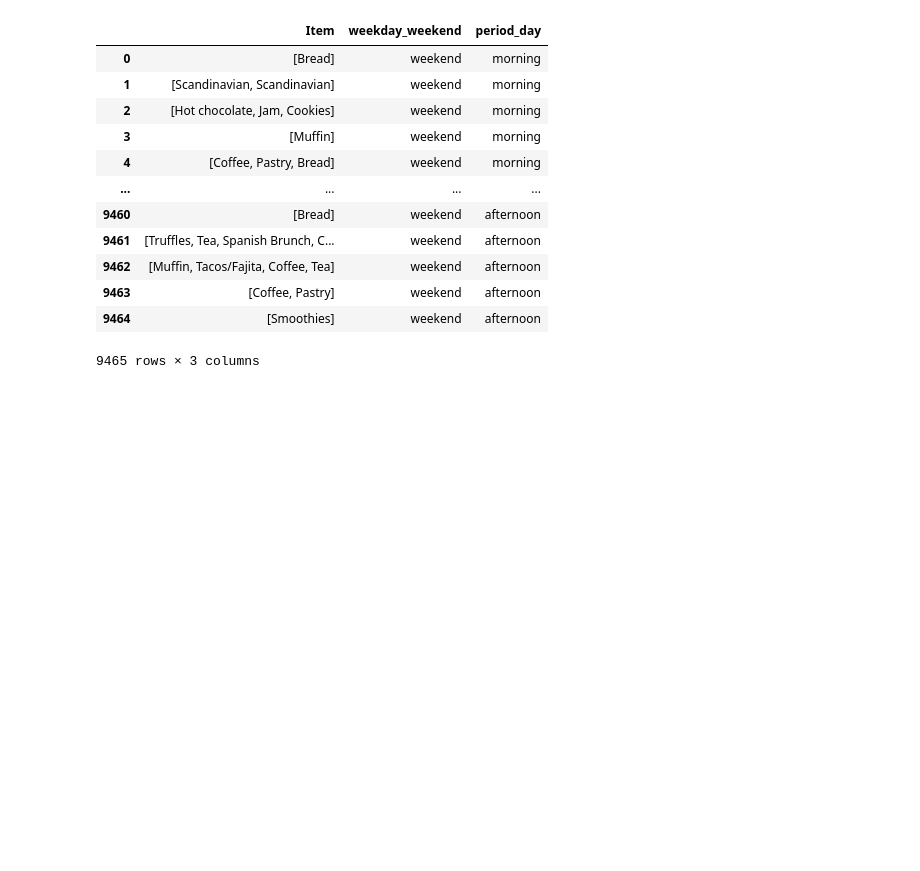
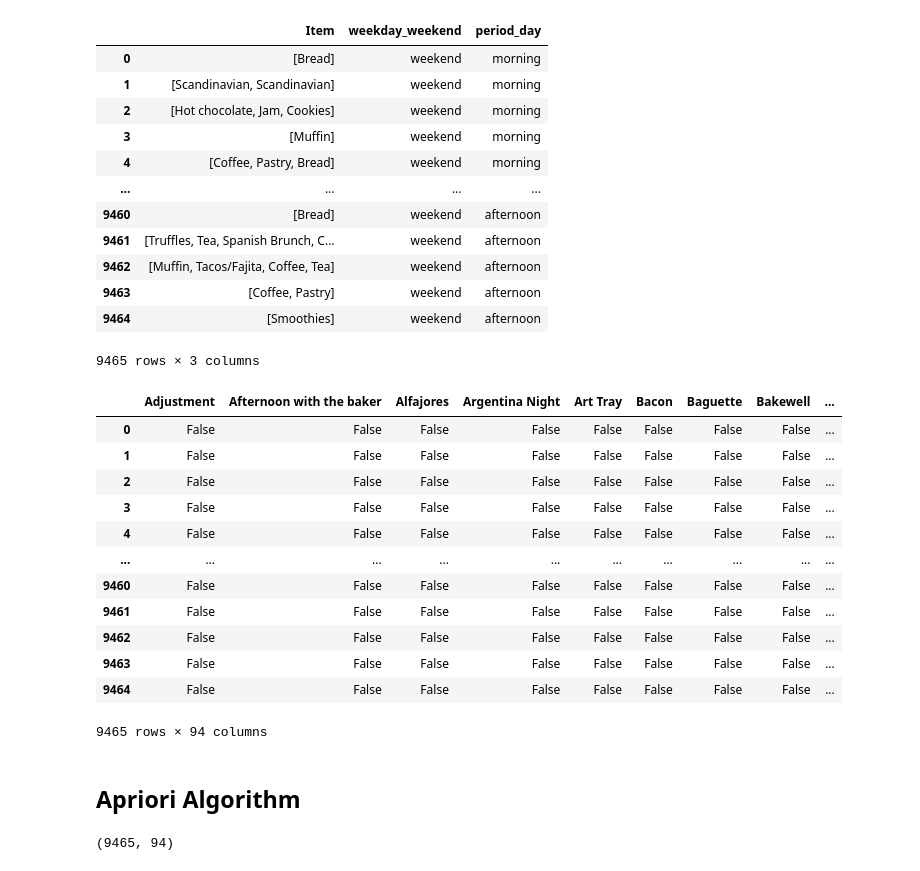
Before and after one commit to SalahKanjo/data-mining-projects, a Jupyter notebook: un-education-data-analysis/06_market_basket_analysis.ipynb, the cells around one changed output. Drawn from its saved outputs; the diff is of its cells as text; code cells hidden in the pictures; blank space fills up the shorter version.

```diff
--- a/un-education-data-analysis/06_market_basket_analysis.ipynb
+++ b/un-education-data-analysis/06_market_basket_analysis.ipynb
@@ -123,3 +122,38 @@ df
 | 9463 | [Coffee, Pastry] | weekend | afternoon |
 | 9464 | [Smoothies] | weekend | afternoon |
 9465 rows × 3 columns
+# %%
+# fitting the list and converting the transactions to true and false
+te = TransactionEncoder()
+te_ary = te.fit(data['Item']).transform(data['Item'])
+bdata = pd.DataFrame(te_ary, columns=te.columns_)
+
+# # joining the data with the weekday_weekend and period_day
+# bdata = bdata.join(data[['weekday_weekend', 'period_day']])
+
+# # convert weekday_weekend and period_day to boolean
+# bdata['weekday_weekend'] = bdata['weekday_weekend'].replace({'weekday': False, 'weekend': True})
+# bdata['period_day'] = bdata['period_day'].replace({'morning': False, 'afternoon': True, 'evening': False, 'night': False})
+
+bdata
+# %% [output]
+|  | Adjustment | Afternoon with the baker | Alfajores | Argentina Night | Art Tray | Bacon | Baguette | Bakewell | ... |
+| 0 | False | False | False | False | False | False | False | False | ... |
+| 1 | False | False | False | False | False | False | False | False | ... |
+| 2 | False | False | False | False | False | False | False | False | ... |
+| 3 | False | False | False | False | False | False | False | False | ... |
+| 4 | False | False | False | False | False | False | False | False | ... |
+| ... | ... | ... | ... | ... | ... | ... | ... | ... | ... |
+| 9460 | False | False | False | False | False | False | False | False | ... |
+| 9461 | False | False | False | False | False | False | False | False | ... |
+| 9462 | False | False | False | False | False | False | False | False | ... |
+| 9463 | False | False | False | False | False | False | False | False | ... |
+| 9464 | False | False | False | False | False | False | False | False | ... |
+9465 rows × 94 columns
+# %% [markdown]
+## Apriori Algorithm
+# %%
+# finding the dimensions of the dataframe
+bdata.shape
+# %% [output]
+(9465, 94)
```
Also changed, not shown: parts of 8 cells of this notebook.
